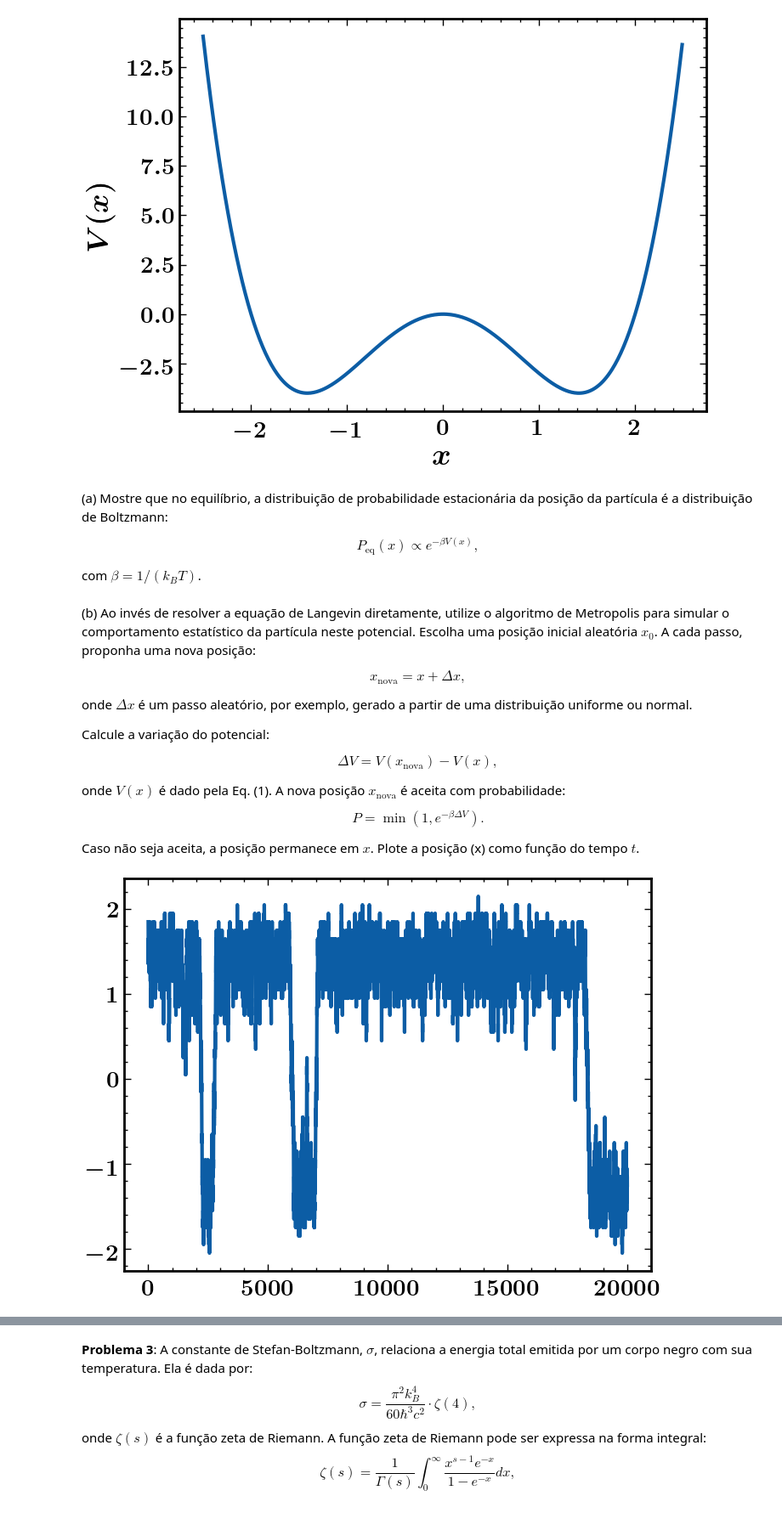
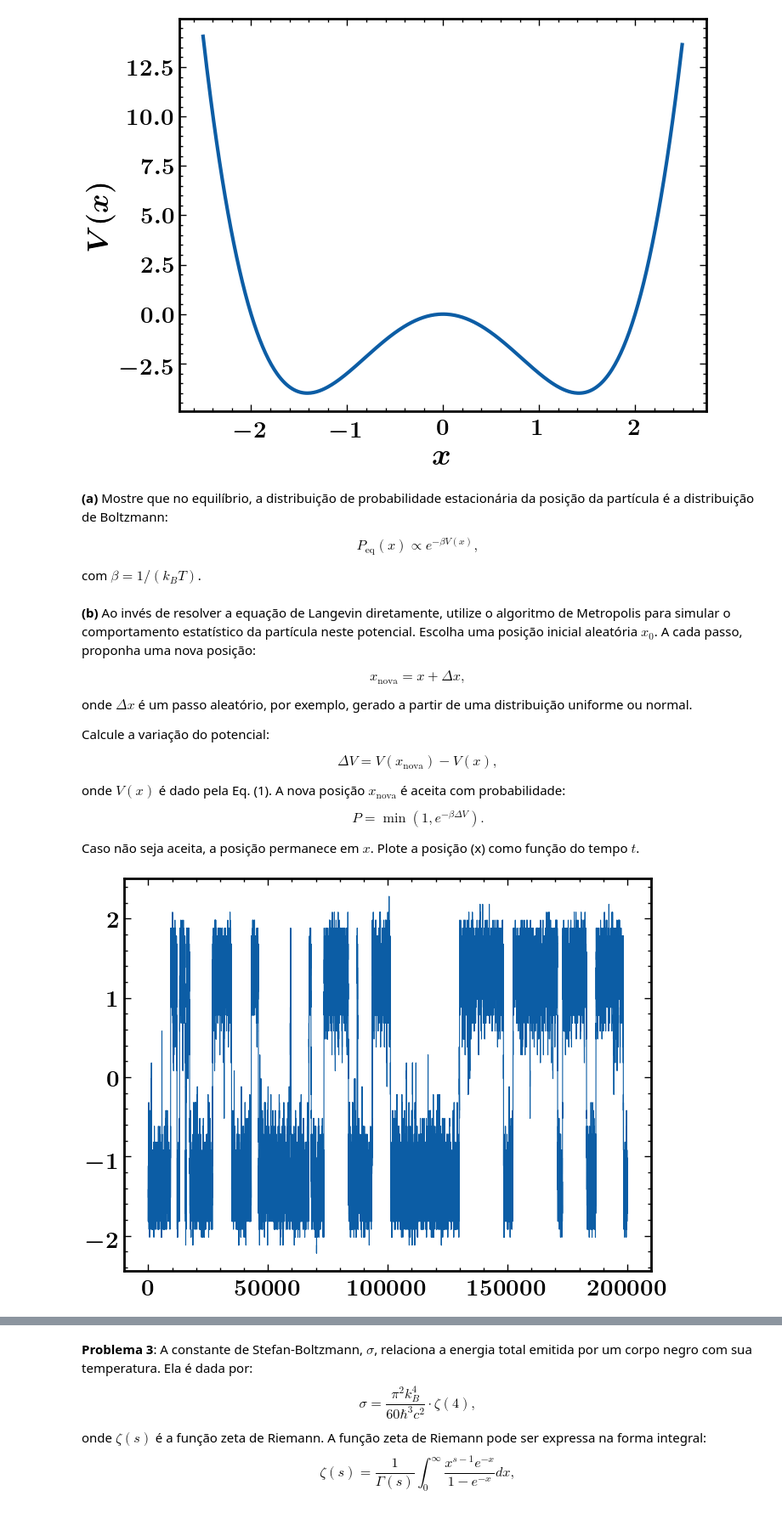
Before and after one commit to walacevale/Monte_Carlo, a Jupyter notebook: Lista 1/Lista1.ipynb, the cells around one changed output, grey strips where cells are left out. Shown at 85% size. Cells and saved outputs as stored; diff of their text form; code cells hidden in the pictures.

Commit message:
4 feita e 5 para fazer

```diff
--- a/Lista 1/Lista1.ipynb
+++ b/Lista 1/Lista1.ipynb
@@ -151,7 +151,7 @@ plt.show()
 # %% [output]
 [figure]
 # %% [markdown]
-(a) Mostre que no equilíbrio, a distribuição de probabilidade estacionária da posição da partícula é a distribuição de Boltzmann:
+**(a)** Mostre que no equilíbrio, a distribuição de probabilidade estacionária da posição da partícula é a distribuição de Boltzmann:
 
 $$
 P_{\text{eq}}(x) \propto e^{-\beta V(x)},
@@ -160,7 +160,7 @@ $$
 com $\beta = 1 / (k_B T)$.
 # %% [markdown]
 
-(b) Ao invés de resolver a equação de Langevin diretamente, utilize o algoritmo de Metropolis para simular o comportamento estatístico da partícula neste potencial. Escolha uma posição inicial aleatória $x_0$. A cada passo, proponha uma nova posição:
+**(b)** Ao invés de resolver a equação de Langevin diretamente, utilize o algoritmo de Metropolis para simular o comportamento estatístico da partícula neste potencial. Escolha uma posição inicial aleatória $x_0$. A cada passo, proponha uma nova posição:
 
 $$
 x_{\text{nova}} = x + \Delta x,
@@ -184,29 +184,29 @@ Caso não seja aceita, a posição permanece em $x$. Plote a posição \(x\) com
 # %%
 posicao_inicial = np.random.uniform(-2.5,2.5)
 #posicao_inicial = 0
 
 tamanho_passo = 0.1
 
 
 n = 200000
 posicoes_aceitas = []
 
 for _ in range(n):
     passo = np.random.choice([-tamanho_passo, tamanho_passo])
     posicao_nova = posicao_inicial + passo
 
     delta_V = V(posicao_nova) - V(posicao_inicial)
     p_min = np.min([1, np.exp(-beta*delta_V)])
 
     r = np.random.uniform(0,1)
     if r < p_min:
         posicao_inicial = posicao_nova
         posicoes_aceitas.append(posicao_nova)
     else:
         posicoes_aceitas.append(posicao_inicial)
 
-plt.plot(np.arange(n)[:20000], posicoes_aceitas[:20000], '-')
+plt.plot(np.arange(n)[:], posicoes_aceitas[:], '-', linewidth=0.8)
 plt.show()
 # %% [output]
-[figure, old version]
+[figure, new version]
 # %% [markdown]
```
Also changed, not shown: parts of 34 cells of this notebook.
